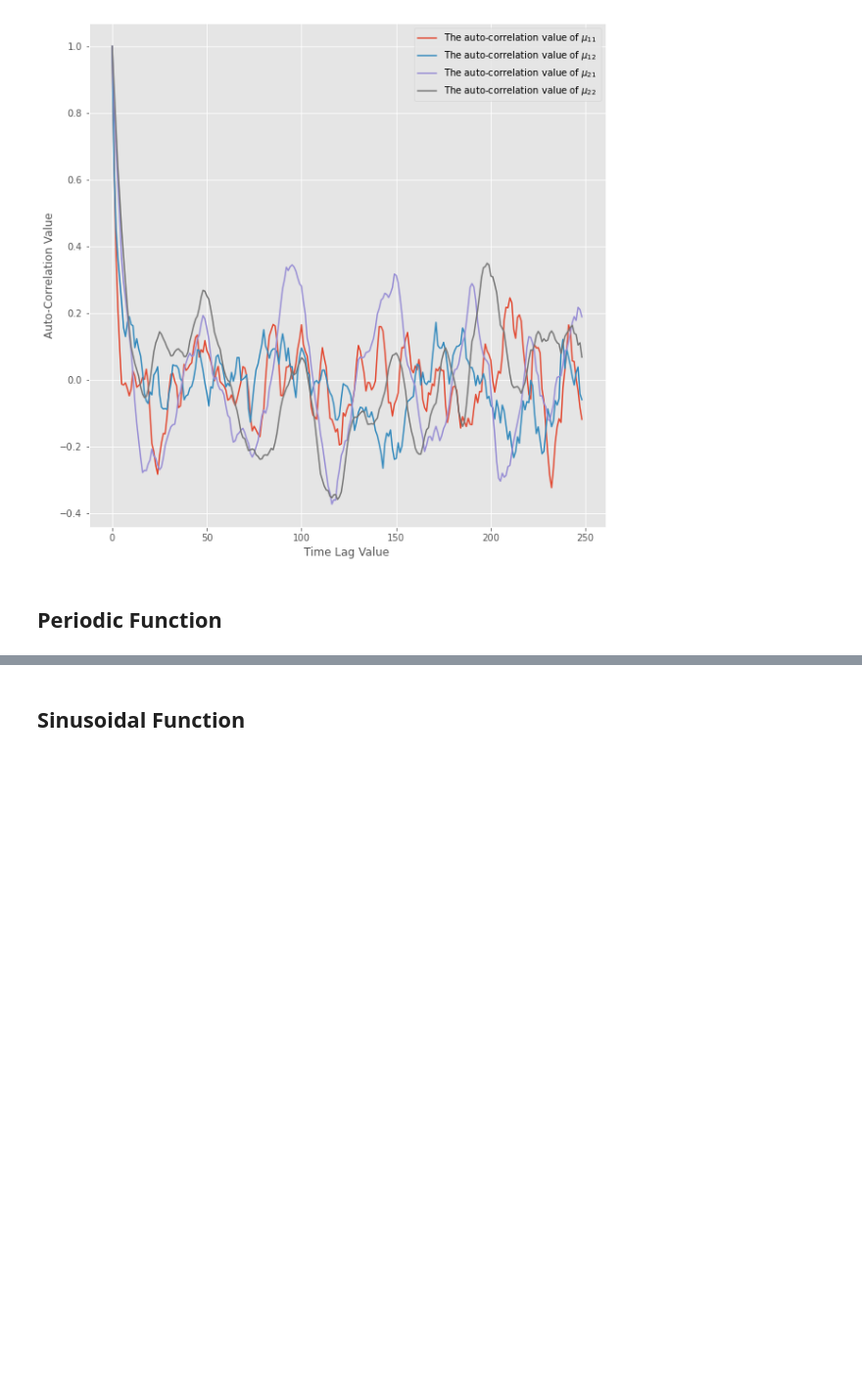
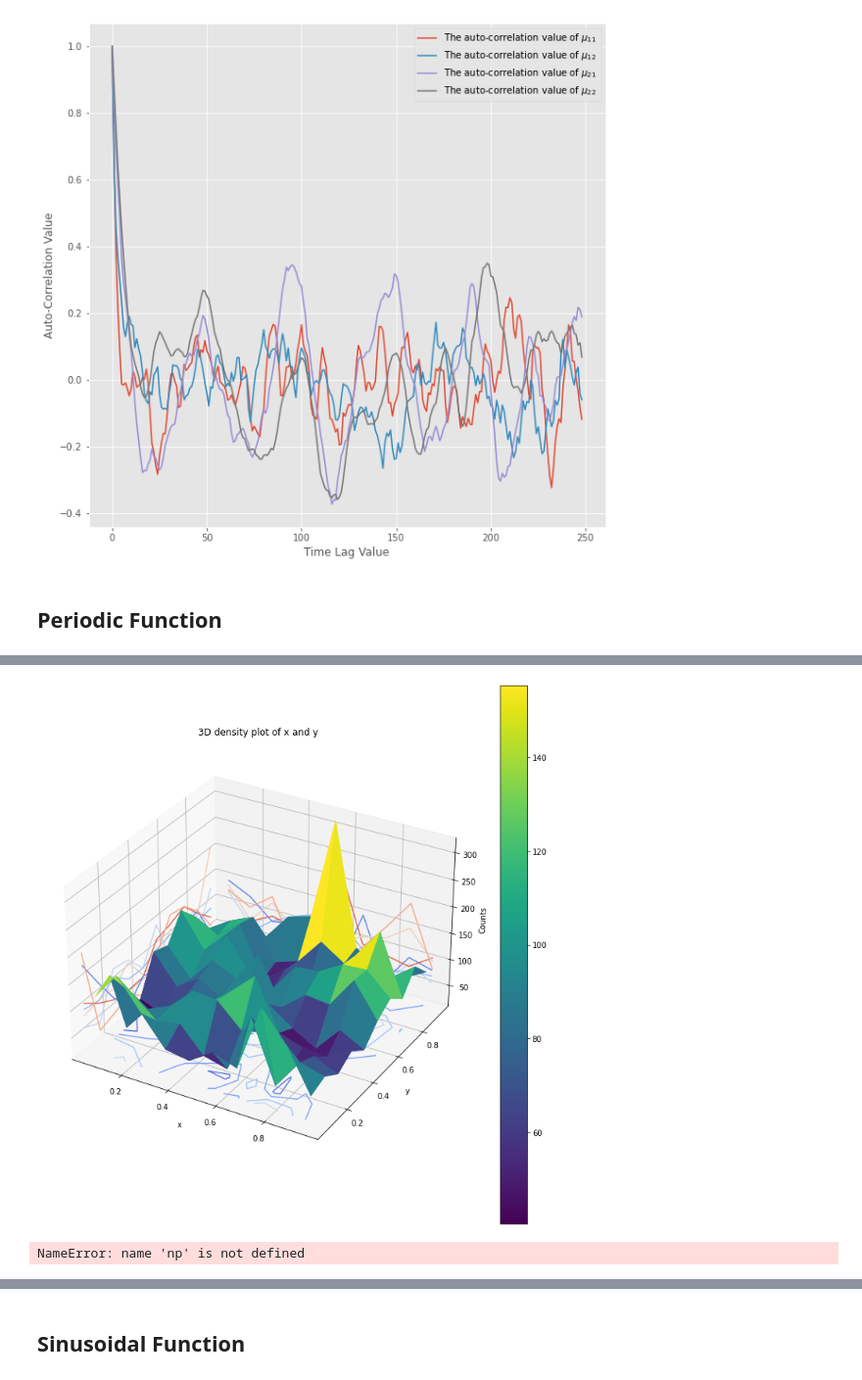
Before and after one commit to pjdunne/MResMCMC2023, a Jupyter notebook: Examples_Dian.ipynb, the cells around one changed output, grey strips where cells are left out. Shown at 98% size. Cells and saved outputs as stored; diff of their text form; code cells hidden in the pictures; blank space fills up the shorter version.

```diff
--- a/Examples_Dian.ipynb
+++ b/Examples_Dian.ipynb
@@ -171,7 +184,12 @@ Res_G_PF = MHMC_PF.generate(
 # %%
-from MCMC_DZ.MCMC.Statistic_tools import density_plot_3D
-
-density_plot_3D(Res_G_PF["Thetas"], bins=10, burn_in=1000, credible_region=0, alpha=1)
+Sts.density_plot_3D(Res_G_PF["Thetas"], bins=10, burn_in=1000, credible_region=0, Single_vision=True)
+# %% [output]
+[figure, added]
+# %%
+Idx = np.random.choice(range(5000, 50000), 800)
+Thetas_PF = Res_G_PF["Thetas"][Idx]
+# %% [output]
+NameError: name 'np' is not defined
 # %%
 from MCMC_DZ.MCMC.Statistic_tools import densities_plot
 
```
Also changed, not shown: parts of 17 cells of this notebook.
